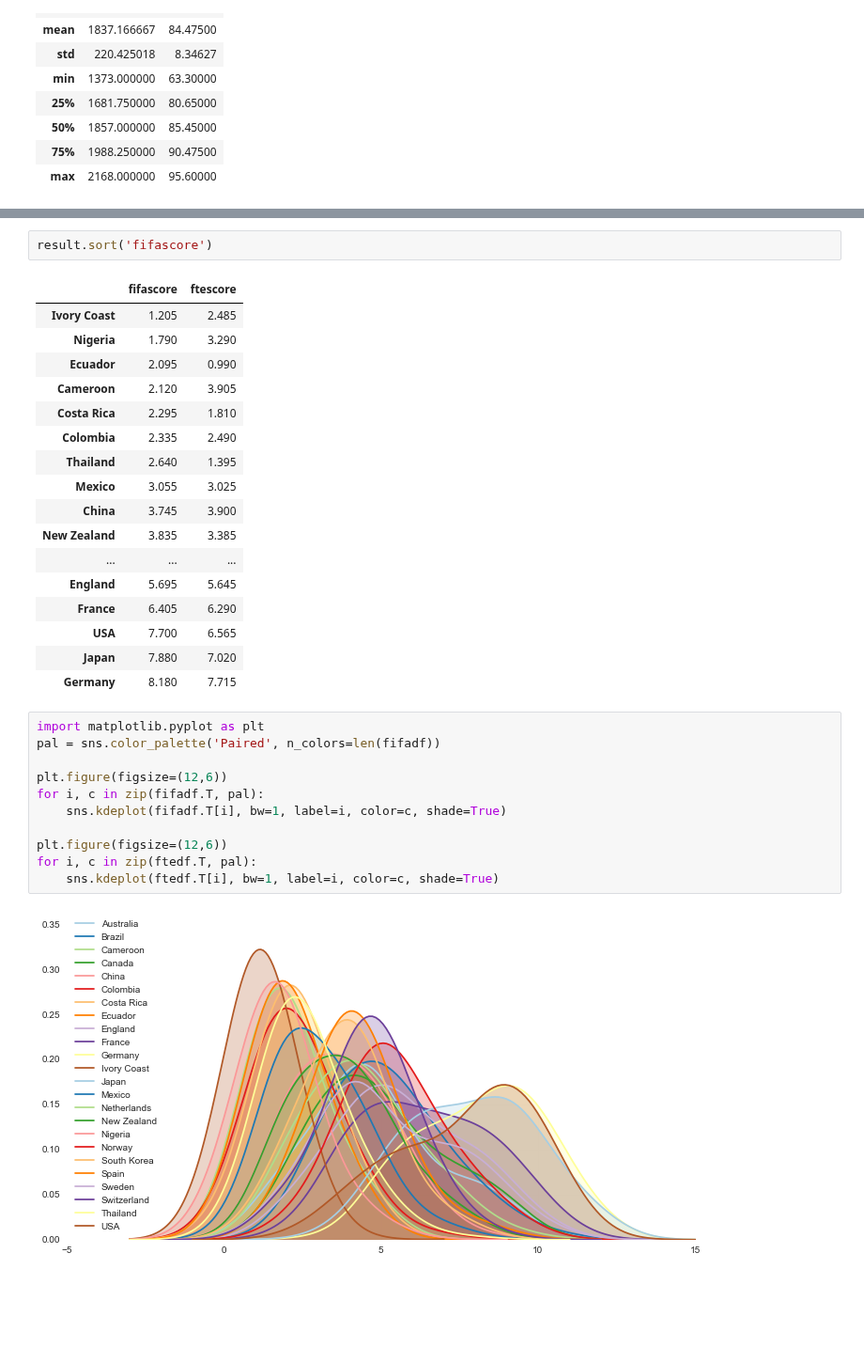
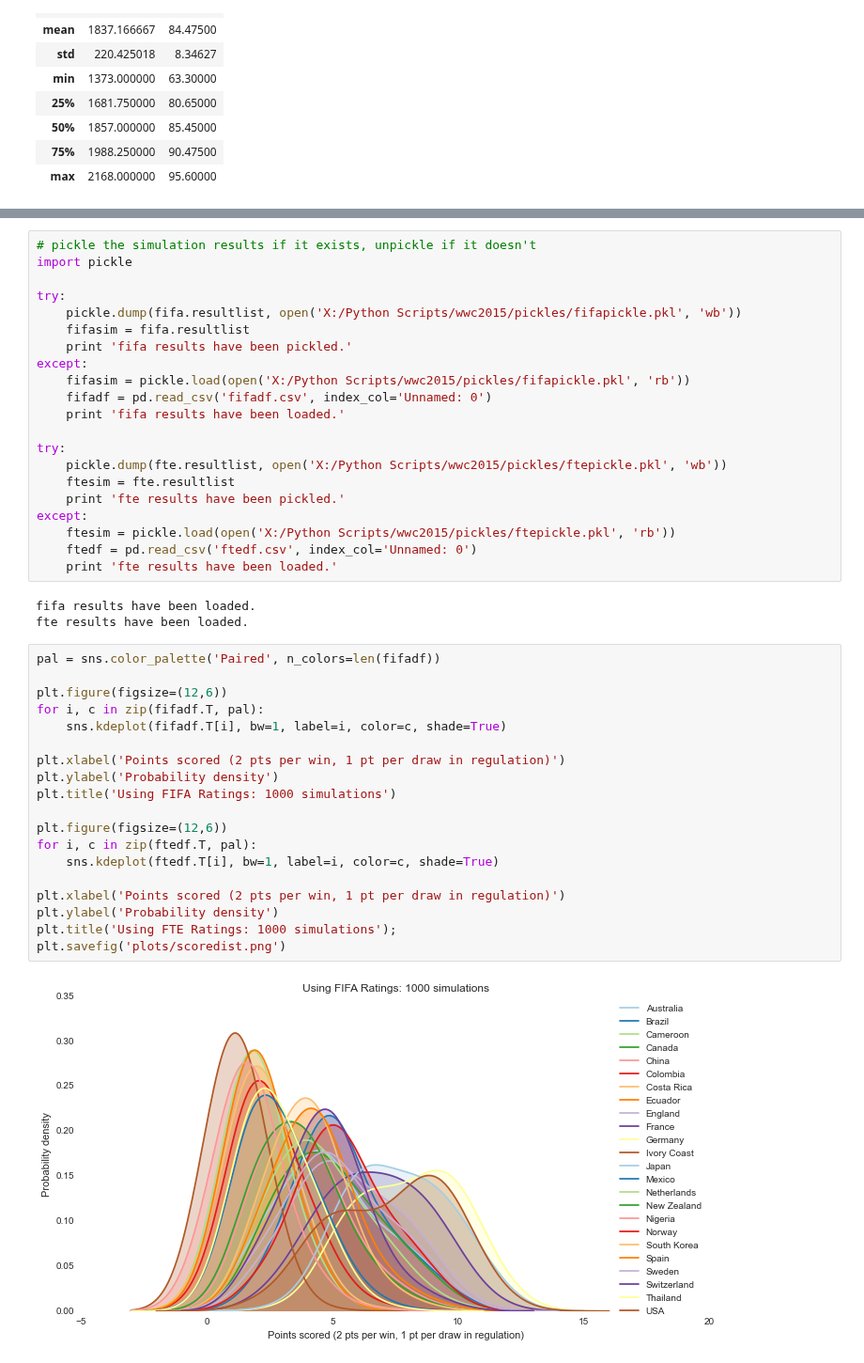
Before and after one commit to selwyth/wwc2015, a Jupyter notebook: normmodel.ipynb, the cells around one changed output, grey strips where cells are left out. Shown at 94% size. Drawn from its saved outputs; the diff is of its cells as text; blank space fills up the shorter version.

Commit message:
1000 sims + pickled, plots folder

```diff
--- a/normmodel.ipynb
+++ b/normmodel.ipynb
@@ -97,33 +98,45 @@ result.sort('ftescore')
-# %%
-result.sort('fifascore')
-# %% [output]
-|  | fifascore | ftescore |
-| Ivory Coast | 1.205 | 2.485 |
-| Nigeria | 1.790 | 3.290 |
-| Ecuador | 2.095 | 0.990 |
-| Cameroon | 2.120 | 3.905 |
-| Costa Rica | 2.295 | 1.810 |
-| Colombia | 2.335 | 2.490 |
-| Thailand | 2.640 | 1.395 |
-| Mexico | 3.055 | 3.025 |
-| China | 3.745 | 3.900 |
-| New Zealand | 3.835 | 3.385 |
-| ... | ... | ... |
-| England | 5.695 | 5.645 |
-| France | 6.405 | 6.290 |
-| USA | 7.700 | 6.565 |
-| Japan | 7.880 | 7.020 |
-| Germany | 8.180 | 7.715 |
+# %%
+# pickle the simulation results if it exists, unpickle if it doesn't
+import pickle
+
+try:
+    pickle.dump(fifa.resultlist, open('X:/Python Scripts/wwc2015/pickles/fifapickle.pkl', 'wb'))
+    fifasim = fifa.resultlist
+    print 'fifa results have been pickled.'
+except:
+    fifasim = pickle.load(open('X:/Python Scripts/wwc2015/pickles/fifapickle.pkl', 'rb'))
+    fifadf = pd.read_csv('fifadf.csv', index_col='Unnamed: 0')
+    print 'fifa results have been loaded.'
+
+try:
+    pickle.dump(fte.resultlist, open('X:/Python Scripts/wwc2015/pickles/ftepickle.pkl', 'wb'))
+    ftesim = fte.resultlist
+    print 'fte results have been pickled.'
+except:
+    ftesim = pickle.load(open('X:/Python Scripts/wwc2015/pickles/ftepickle.pkl', 'rb'))
+    ftedf = pd.read_csv('ftedf.csv', index_col='Unnamed: 0')
+    print 'fte results have been loaded.'
+# %% [output]
+fifa results have been loaded.
+fte results have been loaded.
 # %%
-import matplotlib.pyplot as plt
 pal = sns.color_palette('Paired', n_colors=len(fifadf))
 
 plt.figure(figsize=(12,6))
 for i, c in zip(fifadf.T, pal):
     sns.kdeplot(fifadf.T[i], bw=1, label=i, color=c, shade=True)
 
+plt.xlabel('Points scored (2 pts per win, 1 pt per draw in regulation)')
+plt.ylabel('Probability density')
+plt.title('Using FIFA Ratings: 1000 simulations')
+
 plt.figure(figsize=(12,6))
 for i, c in zip(ftedf.T, pal):
     sns.kdeplot(ftedf.T[i], bw=1, label=i, color=c, shade=True)
+
+plt.xlabel('Points scored (2 pts per win, 1 pt per draw in regulation)')
+plt.ylabel('Probability density')
+plt.title('Using FTE Ratings: 1000 simulations');
+plt.savefig('plots/scoredist.png')
 # %% [output]
-[figure, old version]
+[figure, new version]
```
Also changed, not shown: parts of 9 cells of this notebook, 12 other files.
